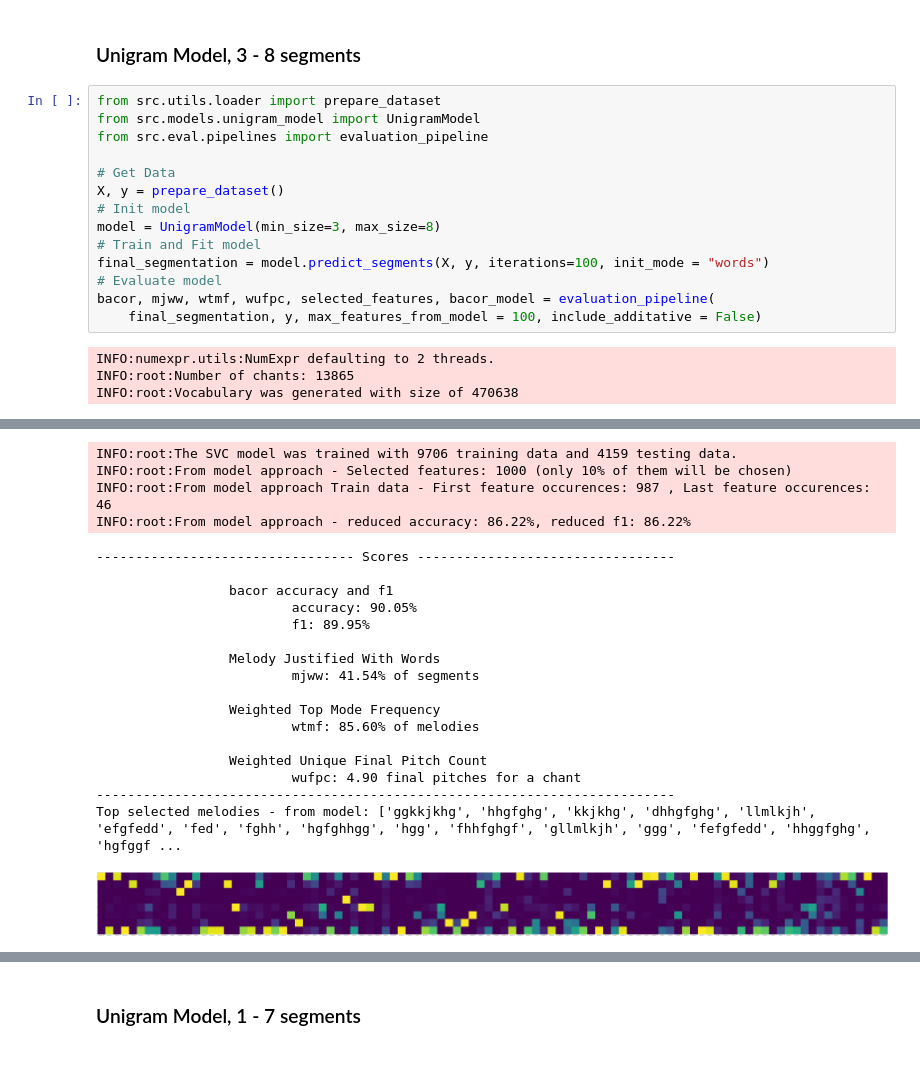
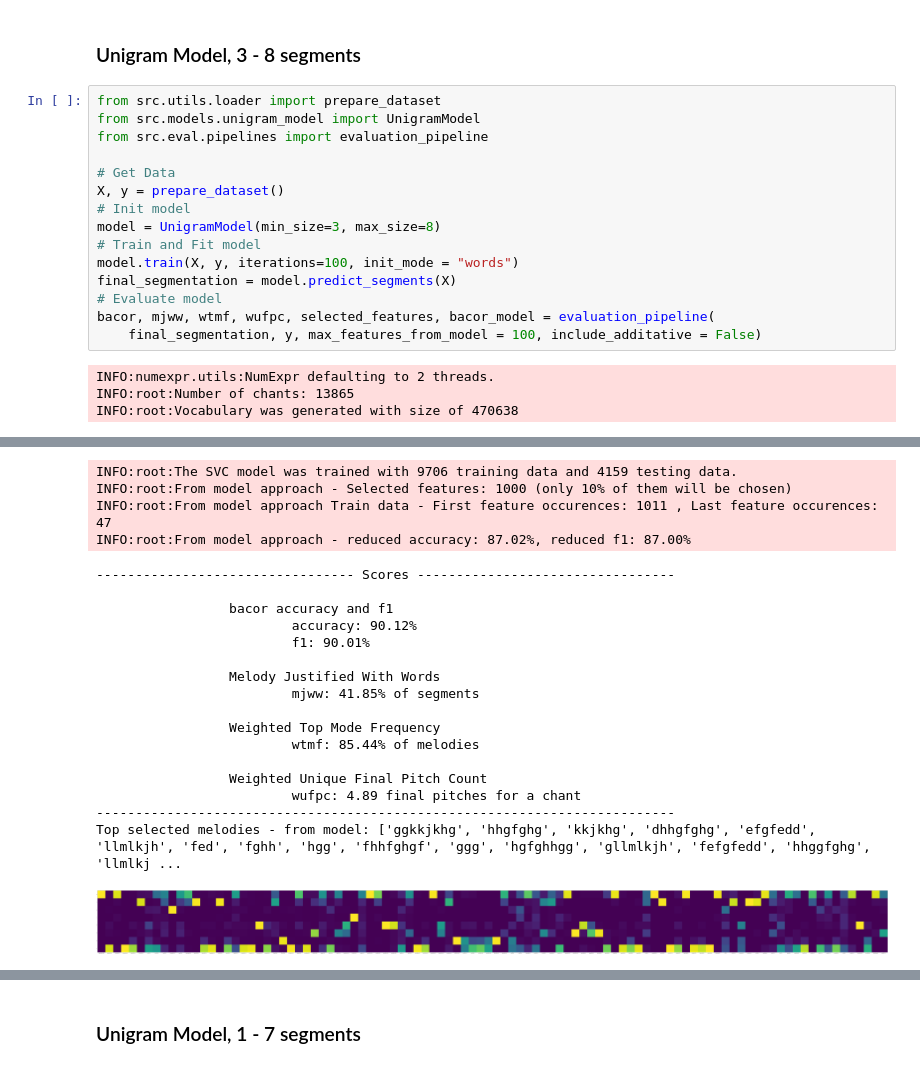
Before and after one commit to lanzv/Master-Thesis, a Jupyter notebook: models/experiments/unigram_model.ipynb, the cells around one changed output, grey strips where cells are left out. Drawn from its saved outputs; the diff is of its cells as text.

```diff
--- a/models/experiments/unigram_model.ipynb
+++ b/models/experiments/unigram_model.ipynb
@@ -15,7 +143,8 @@ X, y = prepare_dataset()
 # Init model
 model = UnigramModel(min_size=3, max_size=8)
 # Train and Fit model
-final_segmentation = model.predict_segments(X, y, iterations=100, init_mode = "words")
+model.train(X, y, iterations=100, init_mode = "words")
+final_segmentation = model.predict_segments(X)
 # Evaluate model
 bacor, mjww, wtmf, wufpc, selected_features, bacor_model = evaluation_pipeline(
     final_segmentation, y, max_features_from_model = 100, include_additative = False)
@@ -32,42 +161,42 @@ INFO:root:Vocabulary was generated with size of 470638
 6. Iteration     accuracy: 90.36%, f1: 90.28%, mjww: 42.80%, wtmf: 85.67%, wufpc: 4.90 pitches, vocabulary size: 47741, avg segment len: 7.50            ['ggkkjkhg', 'hhgfghg', 'kkjkhg', 'llmlkjh', 'h ...
 7. Iteration     accuracy: 89.93%, f1: 89.84%, mjww: 42.74%, wtmf: 85.67%, wufpc: 4.92 pitches, vocabulary size: 47615, avg segment len: 7.50            ['ggkkjkhg', 'kkjkhg', 'hhgfghg', 'llmlkjh', 'h ...
 8. Iteration     accuracy: 89.69%, f1: 89.60%, mjww: 42.60%, wtmf: 85.63%, wufpc: 4.91 pitches, vocabulary size: 47745, avg segment len: 7.50            ['ggkkjkhg', 'kkjkhg', 'hhgfghg', 'llmlkjh', 'h ...
 9. Iteration     accuracy: 89.90%, f1: 89.82%, mjww: 42.36%, wtmf: 85.53%, wufpc: 4.90 pitches, vocabulary size: 47751, avg segment len: 7.50            ['ggkkjkhg', 'hhgfghg', 'kkjkhg', 'llmlkjh', 'e ...
 10. Iteration    accuracy: 90.05%, f1: 89.95%, mjww: 42.24%, wtmf: 85.68%, wufpc: 4.90 pitches, vocabulary size: 47698, avg segment len: 7.50            ['ggkkjkhg', 'hhgfghg', 'kkjkhg', 'llmlkjh', 'd ...
 11. Iteration    accuracy: 89.59%, f1: 89.50%, mjww: 42.22%, wtmf: 85.54%, wufpc: 4.89 pitches, vocabulary size: 47576, avg segment len: 7.50            ['ggkkjkhg', 'hhgfghg', 'kkjkhg', 'llmlkjh', 'e ...
 ... (85 lines left out)
 97. Iteration    accuracy: 89.95%, f1: 89.85%, mjww: 41.67%, wtmf: 85.69%, wufpc: 4.89 pitches, vocabulary size: 47695, avg segment len: 7.50            ['ggkkjkhg', 'kkjkhg', 'hhgfghg', 'dhhgfghg', ' ...
 98. Iteration    accuracy: 89.73%, f1: 89.64%, mjww: 41.66%, wtmf: 85.62%, wufpc: 4.89 pitches, vocabulary size: 47681, avg segment len: 7.50            ['ggkkjkhg', 'kkjkhg', 'hhgfghg', 'dhhgfghg', ' ...
 99. Iteration    accuracy: 89.47%, f1: 89.37%, mjww: 41.62%, wtmf: 85.60%, wufpc: 4.89 pitches, vocabulary size: 47772, avg segment len: 7.50            ['ggkkjkhg', 'hhgfghg', 'kkjkhg', 'dhhgfghg', ' ...
 100. Iteration   accuracy: 89.85%, f1: 89.77%, mjww: 41.54%, wtmf: 85.60%, wufpc: 4.90 pitches, vocabulary size: 47709, avg segment len: 7.50            ['ggkkjkhg', 'kkjkhg', 'hhgfghg', 'dhhgfghg', ' ...
 [figure]
 [figure]
 [figure]
 [figure]
 [figure]
 [figure]
 [figure]
 INFO:root:The SVC model was trained with 9706 training data and 4159 testing data.
 INFO:root:From model approach - Selected features: 1000 (only 10% of them will be chosen)
-INFO:root:From model approach Train data - First feature occurences: 987 , Last feature occurences: 46
-INFO:root:From model approach - reduced accuracy: 86.22%, reduced f1: 86.22%
+INFO:root:From model approach Train data - First feature occurences: 1011 , Last feature occurences: 47
+INFO:root:From model approach - reduced accuracy: 87.02%, reduced f1: 87.00%
 --------------------------------- Scores ---------------------------------
 
                  bacor accuracy and f1
-                         accuracy: 90.05%
-                         f1: 89.95%
+                         accuracy: 90.12%
+                         f1: 90.01%
 
                  Melody Justified With Words
-                         mjww: 41.54% of segments
+                         mjww: 41.85% of segments
 
                  Weighted Top Mode Frequency
-                         wtmf: 85.60% of melodies
+                         wtmf: 85.44% of melodies
 
                  Weighted Unique Final Pitch Count
-                         wufpc: 4.90 final pitches for a chant
+                         wufpc: 4.89 final pitches for a chant
 --------------------------------------------------------------------------
-Top selected melodies - from model: ['ggkkjkhg', 'hhgfghg', 'kkjkhg', 'dhhgfghg', 'llmlkjh', 'efgfedd', 'fed', 'fghh', 'hgfghhgg', 'hgg', 'fhhfghgf', 'gllmlkjh', 'ggg', 'fefgfedd', 'hhggfghg', 'hgfggf ...
+Top selected melodies - from model: ['ggkkjkhg', 'hhgfghg', 'kkjkhg', 'dhhgfghg', 'efgfedd', 'llmlkjh', 'fed', 'fghh', 'hgg', 'fhhfghgf', 'ggg', 'hgfghhgg', 'gllmlkjh', 'fefgfedd', 'hhggfghg', 'llmlkj ...
-[figure, old version]
+[figure, new version]
 # %%
 from src.utils.loader import prepare_dataset
 from src.models.unigram_model import UnigramModel
```
Also changed, not shown: parts of 11 cells of this notebook.
